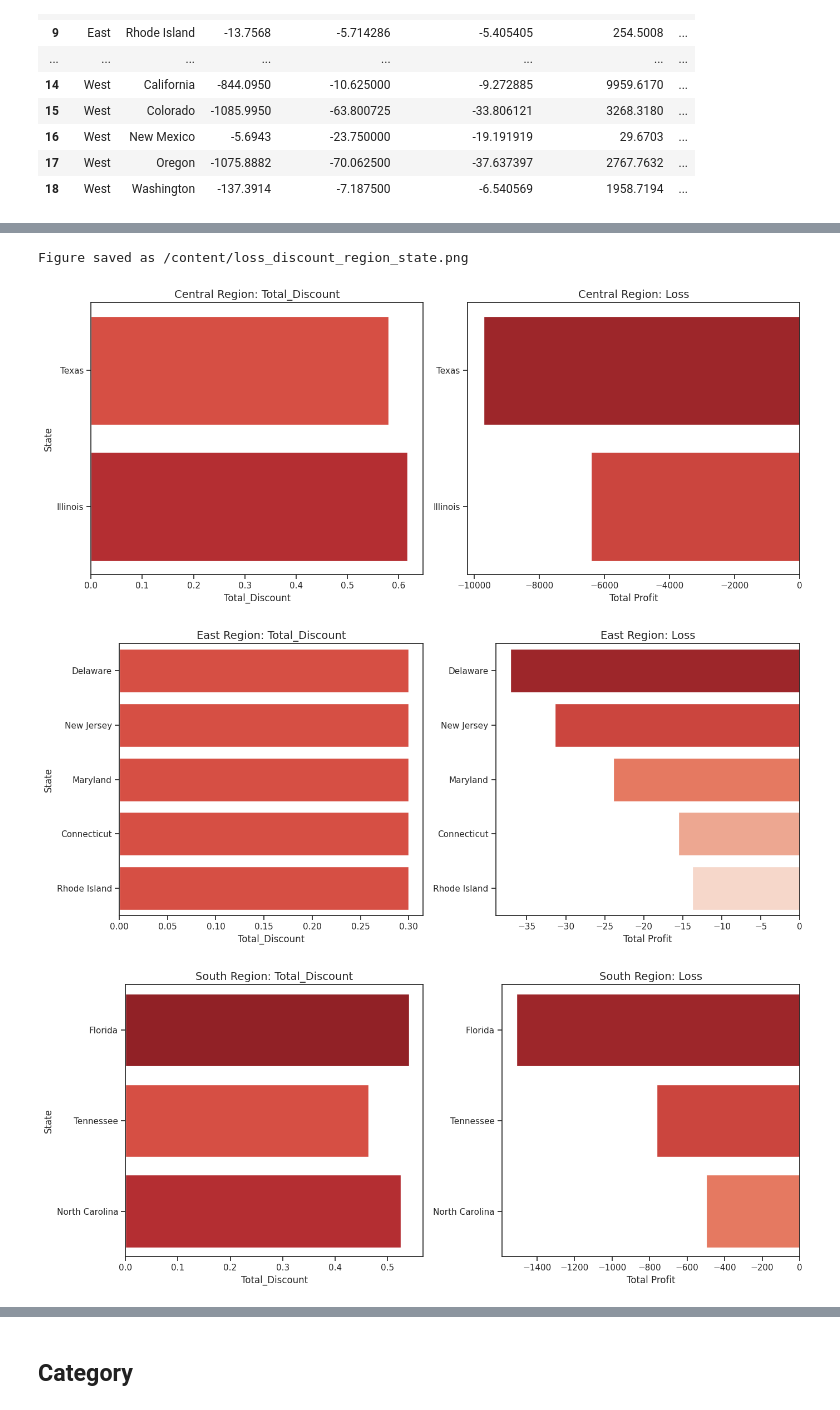
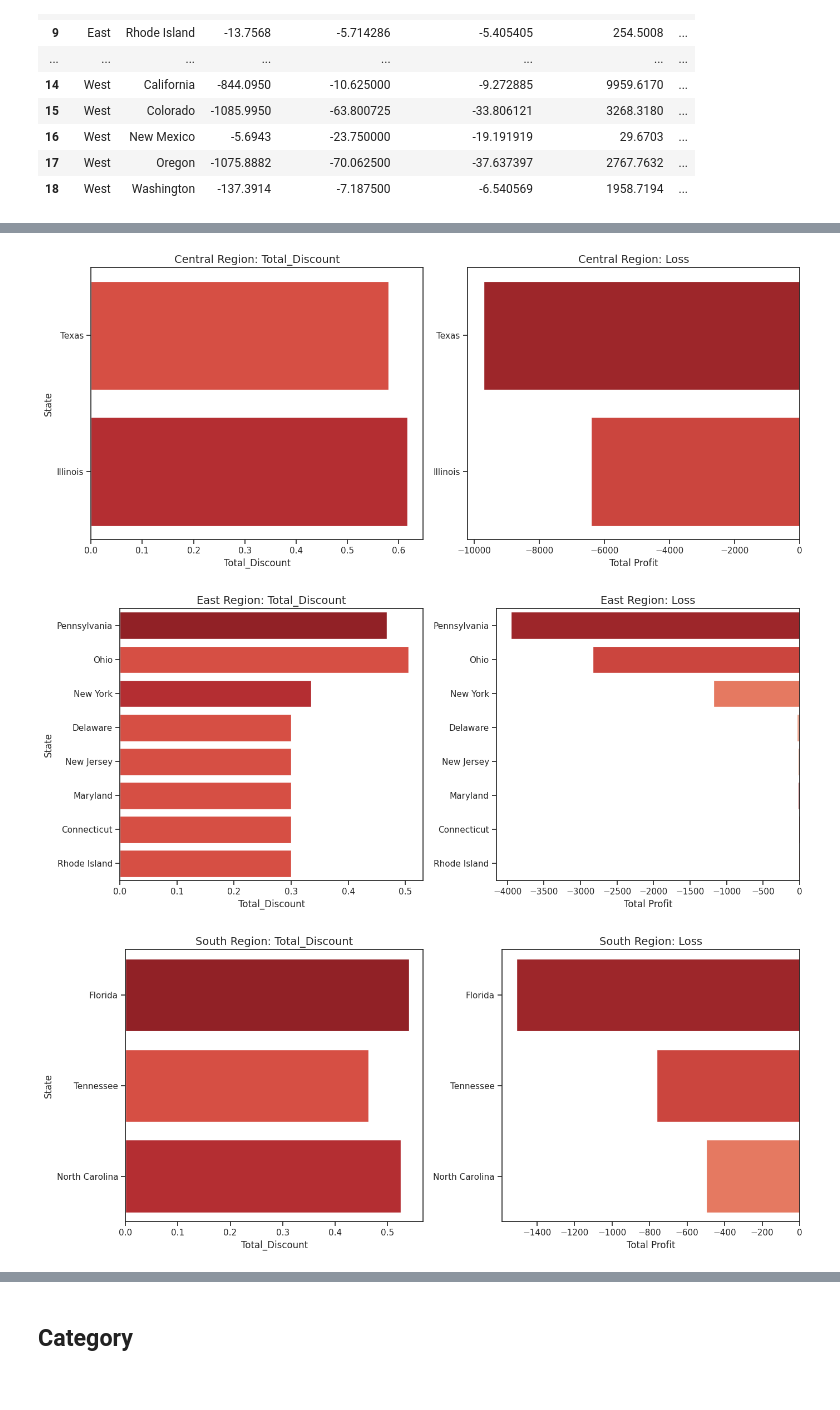
Before and after one commit to micah-shull/superstore, a Jupyter notebook: 008_superstore_Loss_Discount.ipynb, the cells around one changed output, grey strips where cells are left out. Saved outputs shown, nothing was run; the diff lists cells and outputs as text; code cells hidden in the pictures.

Commit message:
Update region and state plots analysis

```diff
--- a/008_superstore_Loss_Discount.ipynb
+++ b/008_superstore_Loss_Discount.ipynb
@@ -688,25 +669,24 @@ Top 5 States by Total Profit for Each Region:
 # %%
-regions = top_states_by_region['Region'].unique()
+regions = table_profits_region_state['Region'].unique()
 
-# Visualize the metrics and save the figure
-save_path = "/content/loss_discount_region_state.png"
+# Define a subset of darker blues for cost analysis
+custom_palette = sns.color_palette("Reds", n_colors=9)[1:]  # Select the darker shades
+
+import warnings
+# Suppress warnings
+warnings.filterwarnings("ignore")
 
 # Call the function for all regions
 dvu.plot_discount_loss_grid(
-    data=top_states_by_region,
+    data=table_profits_region_state,
     region_column='Region',
     group_by_column='State',
     discount_column='Total_Discount',
     profit_column='Total_Profit',
     regions=regions,
     figsize=(14, 6)  # Adjust size as needed
 )
-
-# Save the current figure
-plt.savefig(save_path, dpi=300, bbox_inches='tight')
-print(f"Figure saved as {save_path}")
 # %% [output]
-Figure saved as /content/loss_discount_region_state.png
 [figure]
-[figure, old version]
+[figure, new version]
 [figure]
```
Also changed, not shown: parts of 5 cells of this notebook.
